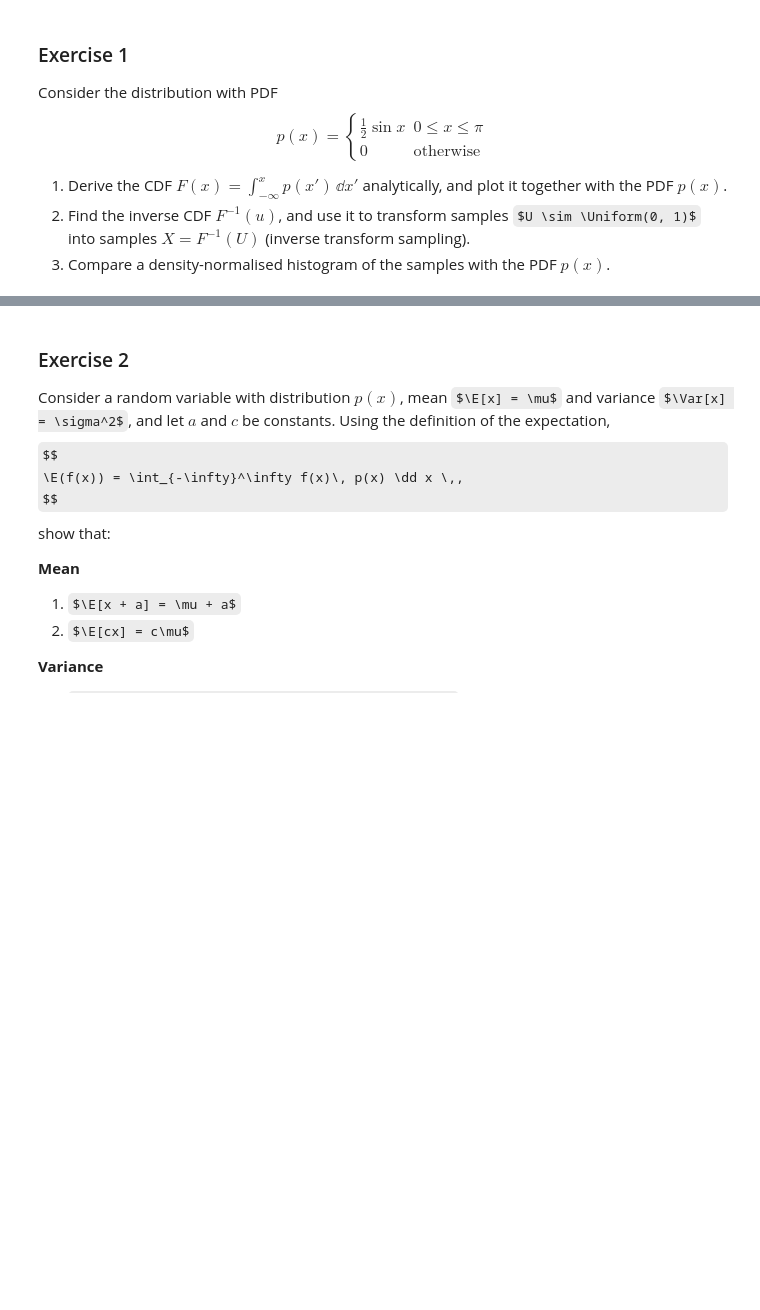
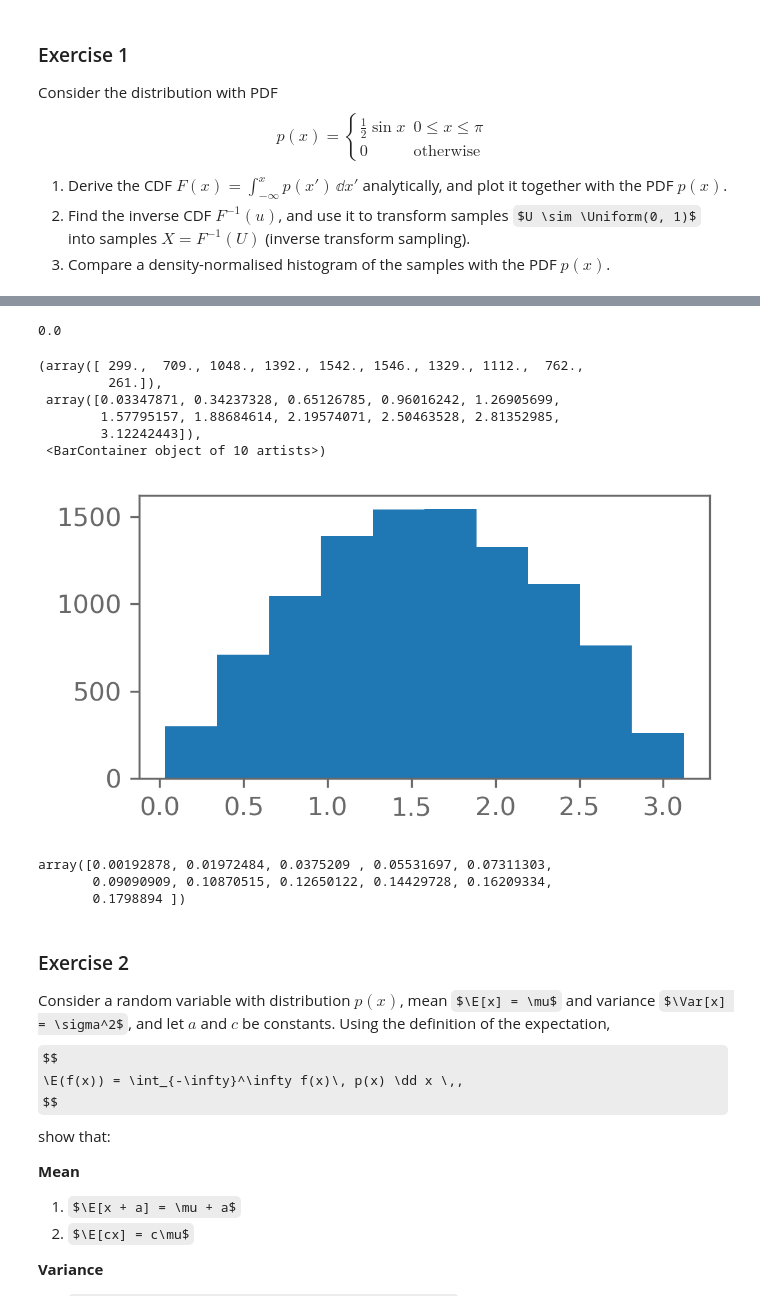
Before and after one commit to diegorad/Bayesian-Stats-HS2026, a Jupyter notebook: my_solutions/week3_random_variables_and_probability_distributions.ipynb, the cells around one changed output, grey strips where cells are left out. Saved outputs shown, nothing was run; the diff lists cells and outputs as text; code cells hidden in the pictures; some formulas as TeX source; blank space fills up the shorter version.

```diff
--- a/my_solutions/week3_random_variables_and_probability_distributions.ipynb
+++ b/my_solutions/week3_random_variables_and_probability_distributions.ipynb
@@ -62,3 +73,38 @@ TypeError: only length-1 arrays can be converted to Python scalars
+# %%
+def inv_cdf(x):
+    return math.acos(1-2*x)
+
+inv_cdf(0)
+# %% [output]
+0.0
+# %%
+n=10000
+
+sample = [inv_cdf(rand.random()) for _ in range(n)]
+
+plt.hist(sample)
+# %% [output]
+(array([ 299.,  709., 1048., 1392., 1542., 1546., 1329., 1112.,  762.,
+         261.]),
+ array([0.03347871, 0.34237328, 0.65126785, 0.96016242, 1.26905699,
+        1.57795157, 1.88684614, 2.19574071, 2.50463528, 2.81352985,
+        3.12242443]),
+ <BarContainer object of 10 artists>)
+[figure, added]
+# %%
+bins, values = np.histogram(sample)
+norm_factor = 1/sum(values)
+
+bins
+
+norm_values = values * norm_factor
+norm_values
+
+#plt.scatter(bins, norm_values)
+# %% [output]
+array([0.00192878, 0.01972484, 0.0375209 , 0.05531697, 0.07311303,
+       0.09090909, 0.10870515, 0.12650122, 0.14429728, 0.16209334,
+       0.1798894 ])
 # %% [markdown]
 ### Exercise 2
 
```
Also changed, not shown: parts of 3 cells of this notebook.
